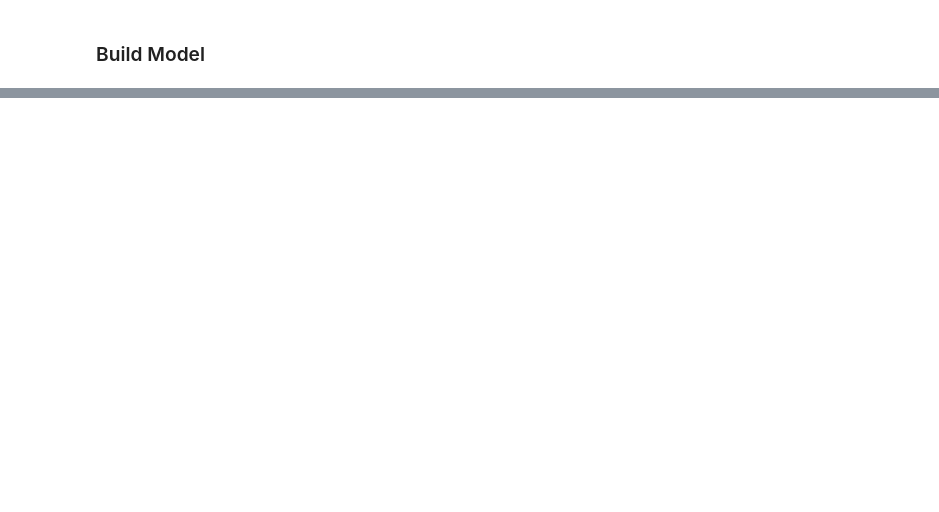
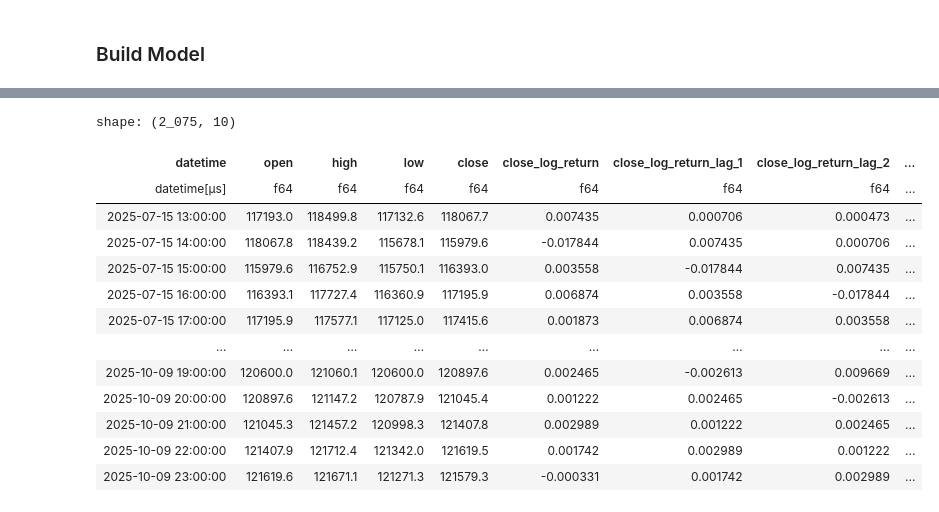
Before and after one commit to MichaelLy766/ML-Systematic-Trading-Engine, a Jupyter notebook: video1.ipynb, the cells around one changed output, grey strips where cells are left out. Cells and saved outputs as stored; diff of their text form; code cells hidden in the pictures; blank space fills up the shorter version.

```diff
--- a/video1.ipynb
+++ b/video1.ipynb
@@ -173,0 +244,17 @@ research.plot_distribution(ts, 'close', no_bins = 100)
+# %%
+ts_test
+# %% [output]
+shape: (2_075, 10)
+| datetime | open | high | low | close | close_log_return | close_log_return_lag_1 | close_log_return_lag_2 | ... |
+| datetime[μs] | f64 | f64 | f64 | f64 | f64 | f64 | f64 | ... |
+| 2025-07-15 13:00:00 | 117193.0 | 118499.8 | 117132.6 | 118067.7 | 0.007435 | 0.000706 | 0.000473 | ... |
+| 2025-07-15 14:00:00 | 118067.8 | 118439.2 | 115678.1 | 115979.6 | -0.017844 | 0.007435 | 0.000706 | ... |
+| 2025-07-15 15:00:00 | 115979.6 | 116752.9 | 115750.1 | 116393.0 | 0.003558 | -0.017844 | 0.007435 | ... |
+| 2025-07-15 16:00:00 | 116393.1 | 117727.4 | 116360.9 | 117195.9 | 0.006874 | 0.003558 | -0.017844 | ... |
+| 2025-07-15 17:00:00 | 117195.9 | 117577.1 | 117125.0 | 117415.6 | 0.001873 | 0.006874 | 0.003558 | ... |
+| … | … | … | … | … | … | … | … | ... |
+| 2025-10-09 19:00:00 | 120600.0 | 121060.1 | 120600.0 | 120897.6 | 0.002465 | -0.002613 | 0.009669 | ... |
+| 2025-10-09 20:00:00 | 120897.6 | 121147.2 | 120787.9 | 121045.4 | 0.001222 | 0.002465 | -0.002613 | ... |
+| 2025-10-09 21:00:00 | 121045.3 | 121457.2 | 120998.3 | 121407.8 | 0.002989 | 0.001222 | 0.002465 | ... |
+| 2025-10-09 22:00:00 | 121407.9 | 121712.4 | 121342.0 | 121619.5 | 0.001742 | 0.002989 | 0.001222 | ... |
+| 2025-10-09 23:00:00 | 121619.6 | 121671.1 | 121271.3 | 121579.3 | -0.000331 | 0.001742 | 0.002989 | ... |
```
Also changed, not shown: parts of 10 cells of this notebook.
